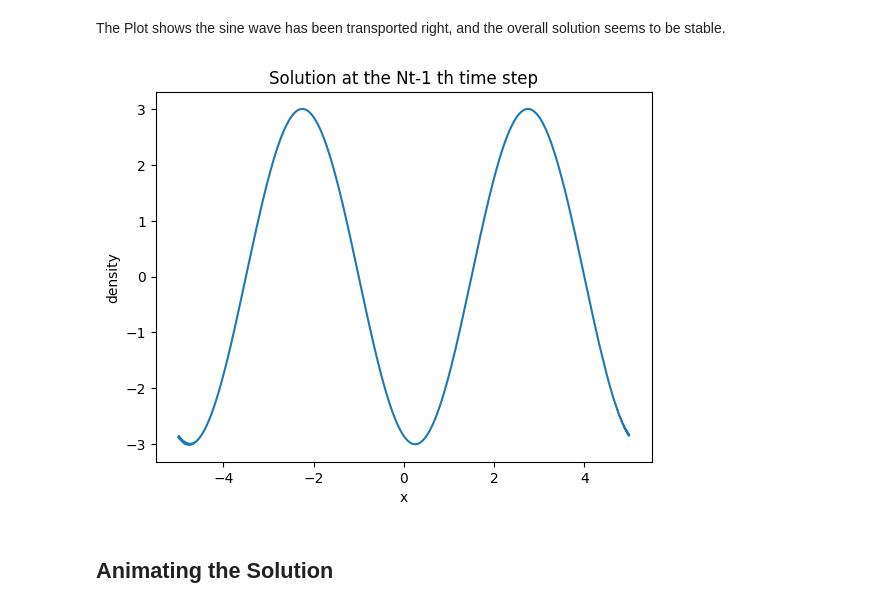
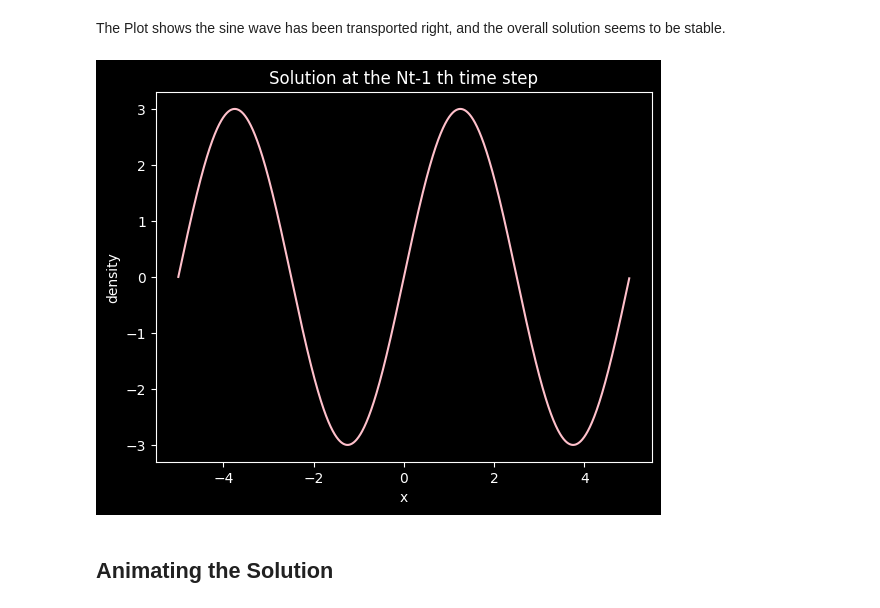
Before and after one commit to Louis-Finegan/Convection-Diffusion-Models-Finite-Difference-Method-Python3, a Jupyter notebook: examples/convection.ipynb, the cells around one changed output. Cells and saved outputs as stored; diff of their text form; code cells hidden in the pictures.

Commit message:
changed plot style

```diff
--- a/examples/convection.ipynb
+++ b/examples/convection.ipynb
@@ -8,6 +5,7 @@ The autoreload extension is already loaded. To reload it, use:
 import numpy as np
 import matplotlib.pyplot as plt
 import matplotlib.animation as animation
+plt.style.use("dark_background")
 import sys, os
 
 sys.path.append(os.path.abspath(os.path.join('..')))
@@ -70,15 +68,15 @@ print(CLF)
 # %% [markdown]
 The Plot shows the sine wave has been transported right, and the overall solution seems to be stable.
 # %%
-# Plotting the Nt-1 th time step state
+# Plotting the 0th time step state
 plt.figure(0)
-plt.plot(x, density[Nt-1])
+plt.plot(x, density[0], color='pink')
 plt.title('Solution at the Nt-1 th time step')
 plt.xlabel('x')
 plt.ylabel('density')
 plt.show()
 # %% [output]
-[figure, old version]
+[figure, new version]
 # %% [markdown]
 ## Animating the Solution
 # %%
```
Also changed, not shown: parts of 3 cells of this notebook, 4 other files.
